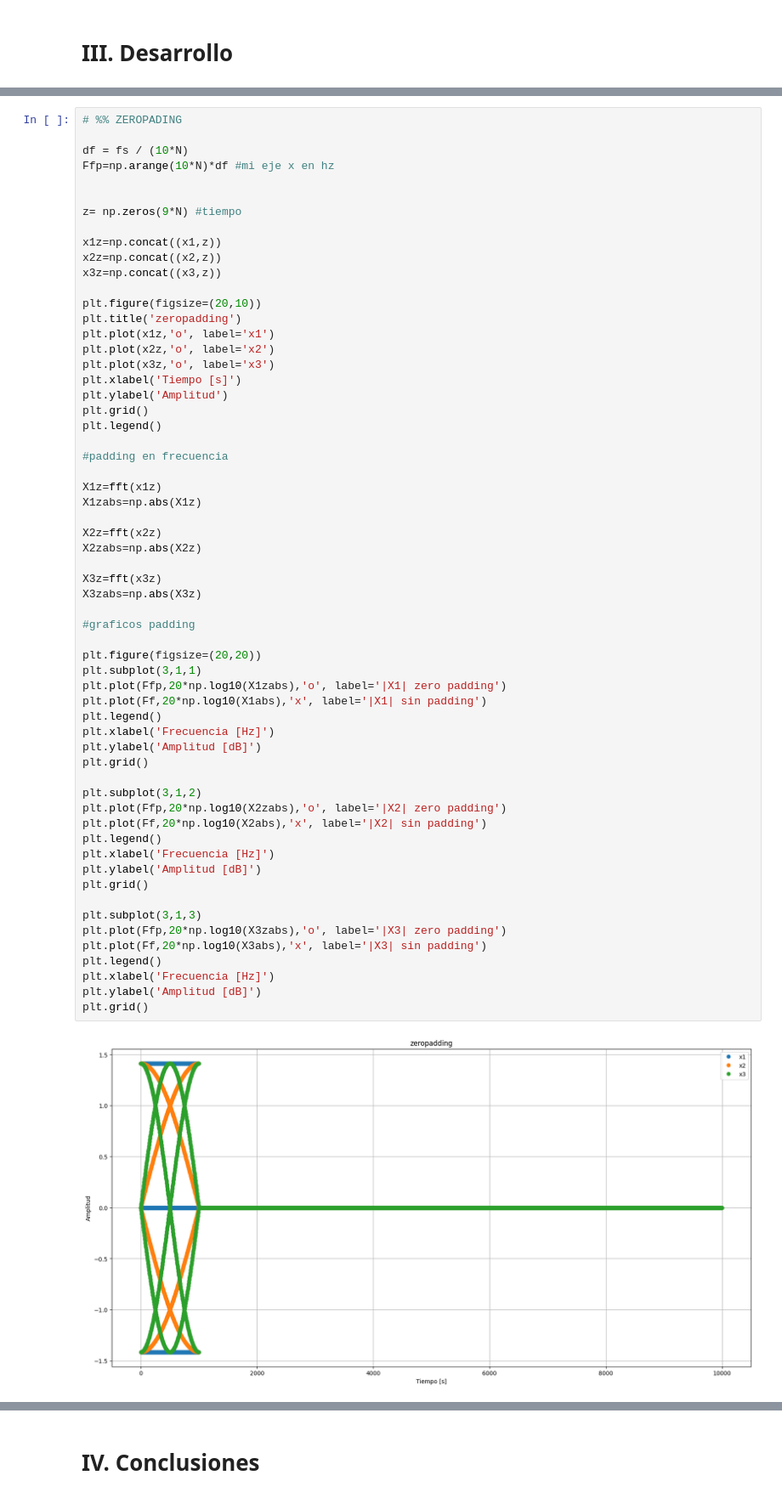
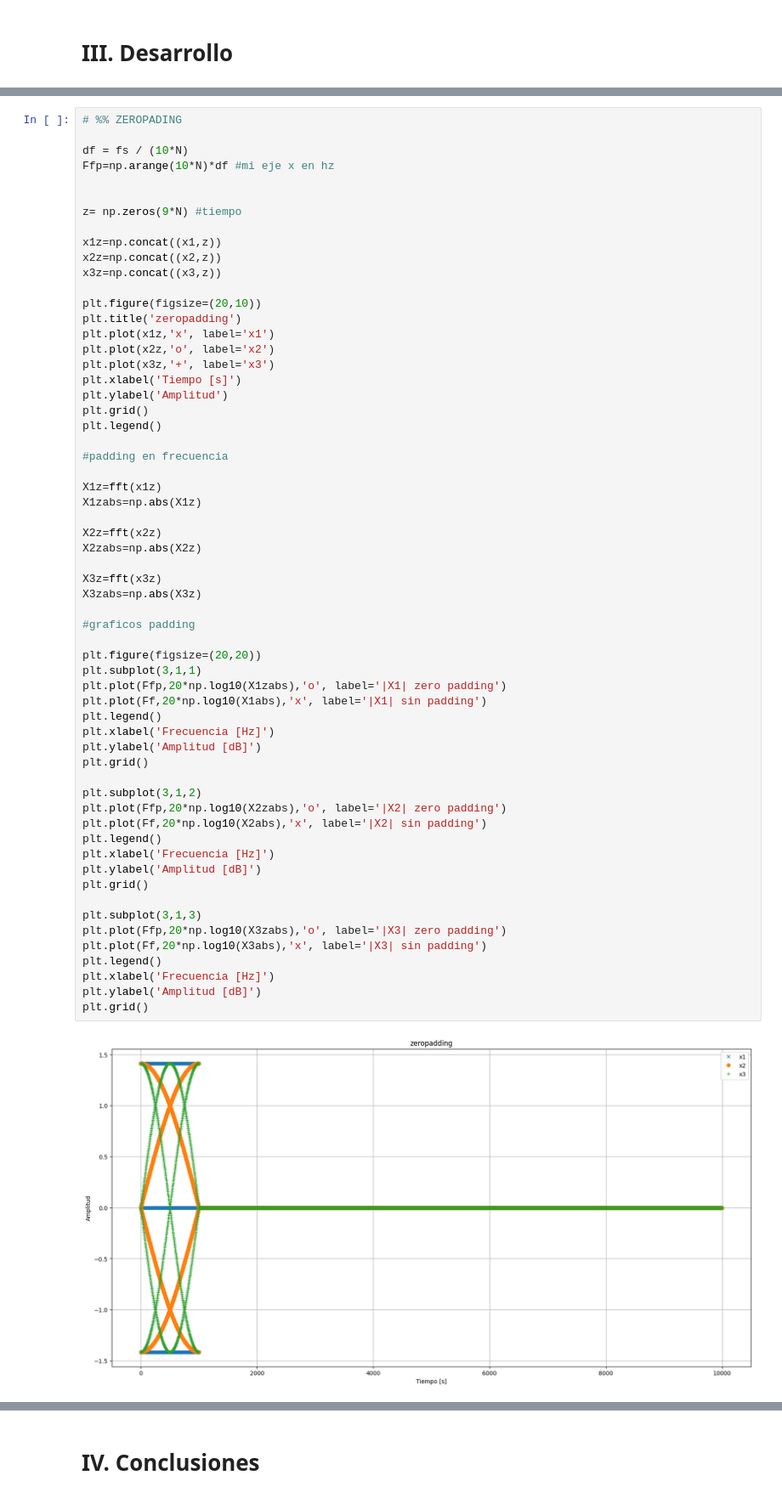
Before and after one commit to LolaPampin07/APS, a Jupyter notebook: TS3 FFT, desparramo, interpolación y ventaneo/TS3.ipynb, the cells around one changed output, grey strips where cells are left out. Shown at 85% size. Drawn from its saved outputs; the diff is of its cells as text.

```diff
--- a/TS3 FFT, desparramo, interpolación y ventaneo/TS3.ipynb
+++ b/TS3 FFT, desparramo, interpolación y ventaneo/TS3.ipynb
@@ -138,9 +190,9 @@ x3z=np.concat((x3,z))
 
 plt.figure(figsize=(20,10))
 plt.title('zeropadding')
-plt.plot(x1z,'o', label='x1')
+plt.plot(x1z,'x', label='x1')
 plt.plot(x2z,'o', label='x2')
-plt.plot(x3z,'o', label='x3')
+plt.plot(x3z,'+', label='x3')
 plt.xlabel('Tiempo [s]')
 plt.ylabel('Amplitud')
 plt.grid()
@@ -157,34 +209,34 @@ X2zabs=np.abs(X2z)
 X3z=fft(x3z)
 X3zabs=np.abs(X3z)
 
 #graficos padding
 
 plt.figure(figsize=(20,20))
 plt.subplot(3,1,1)
 plt.plot(Ffp,20*np.log10(X1zabs),'o', label='|X1| zero padding')
 plt.plot(Ff,20*np.log10(X1abs),'x', label='|X1| sin padding')
 plt.legend()
 plt.xlabel('Frecuencia [Hz]')
 plt.ylabel('Amplitud [dB]')
 plt.grid()
 
 plt.subplot(3,1,2)
 plt.plot(Ffp,20*np.log10(X2zabs),'o', label='|X2| zero padding')
 plt.plot(Ff,20*np.log10(X2abs),'x', label='|X2| sin padding')
 plt.legend()
 plt.xlabel('Frecuencia [Hz]')
 plt.ylabel('Amplitud [dB]')
 plt.grid()
 
 plt.subplot(3,1,3)
 plt.plot(Ffp,20*np.log10(X3zabs),'o', label='|X3| zero padding')
 plt.plot(Ff,20*np.log10(X3abs),'x', label='|X3| sin padding')
 plt.legend()
 plt.xlabel('Frecuencia [Hz]')
 plt.ylabel('Amplitud [dB]')
 plt.grid()
 # %% [output]
-[figure, old version]
+[figure, new version]
 [figure]
 # %% [markdown]
 # **IV. Conclusiones**
```
Also changed, not shown: parts of 3 cells of this notebook, 1 other file.
